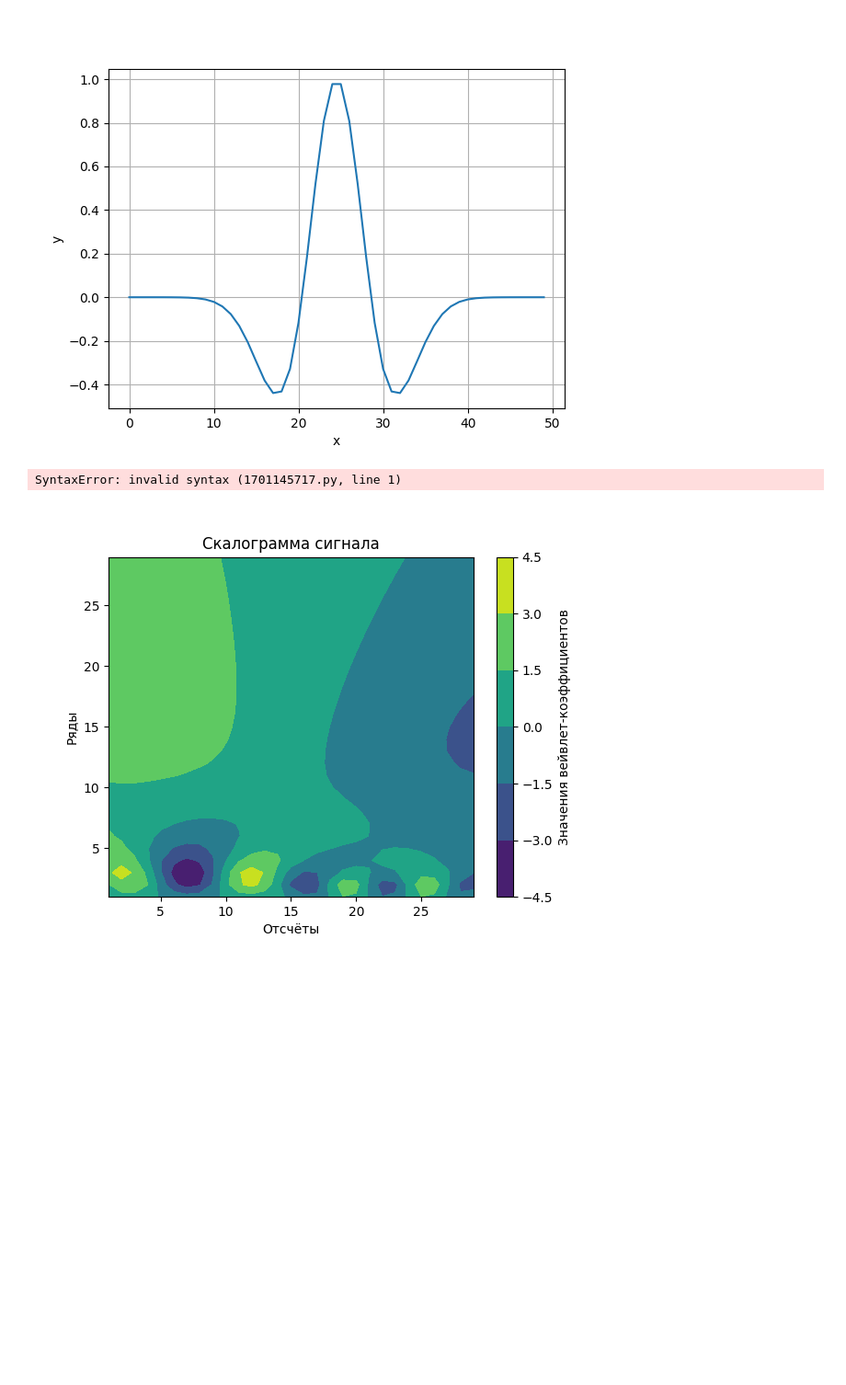
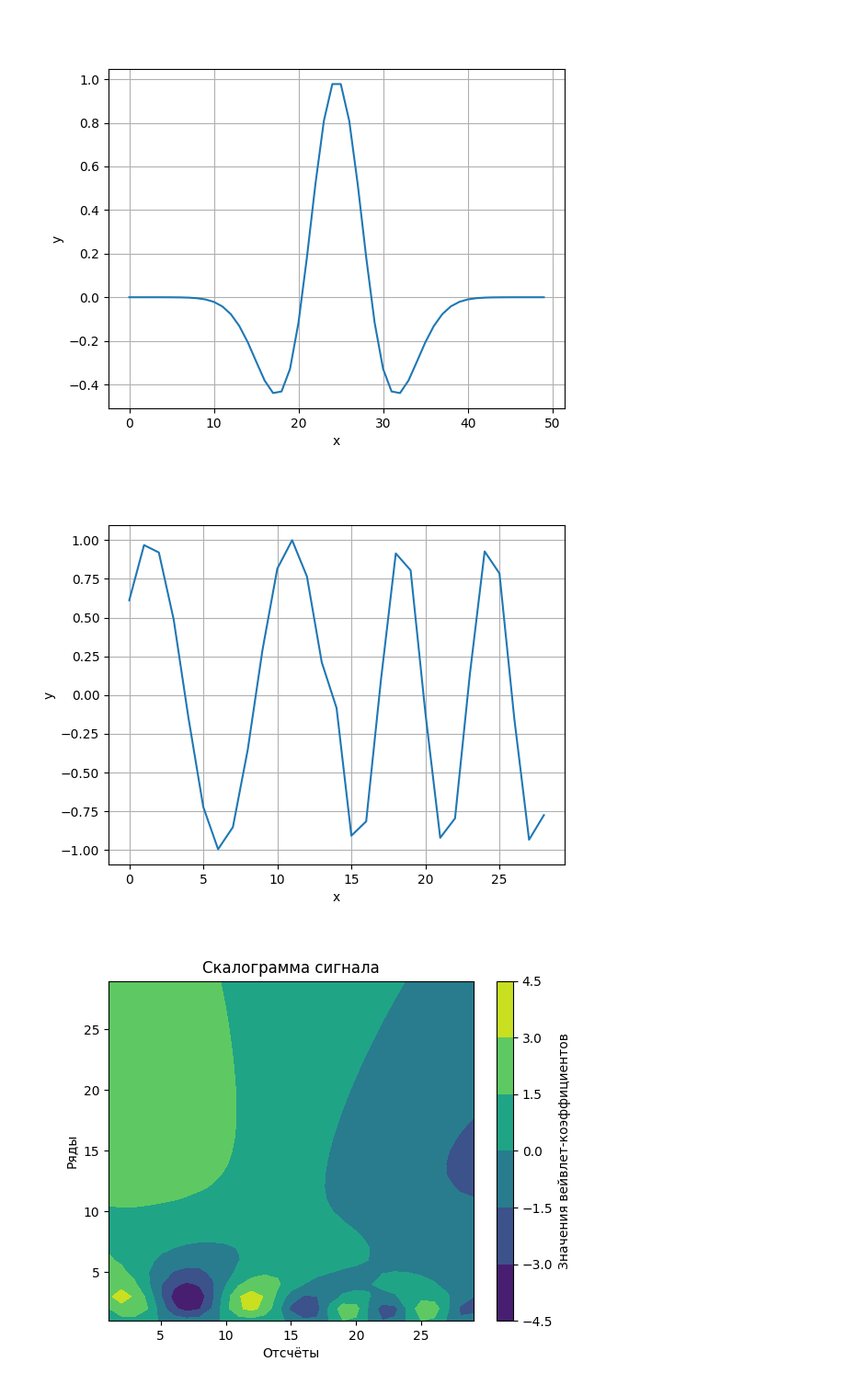
Before and after one commit to Niatomi/conversion-of-measurement-signals-course, a Jupyter notebook: src/practice_9.ipynb, the cells around one changed output. Shown at 92% size. Drawn from its saved outputs; the diff is of its cells as text; code cells hidden in the pictures; blank space fills up the shorter version.

```diff
--- a/src/practice_9.ipynb
+++ b/src/practice_9.ipynb
@@ -49,12 +49,12 @@ def y(x: np.ndarray) -> np.ndarray:
             result[idx] = np.sin(0.8 * 2 * np.pi * x[idx])
     return result
 # %%
-N =
+N = 30
 x = np.arange(start=1, stop=30)
 signal = y(x * (2 * np.pi / N))
 plot(signal)
 # %% [output]
-SyntaxError: invalid syntax (1701145717.py, line 1)
+[figure, added]
 # %%
 def wavelet_transform(signal: np.ndarray,
                       psi_func: Callable):
```
